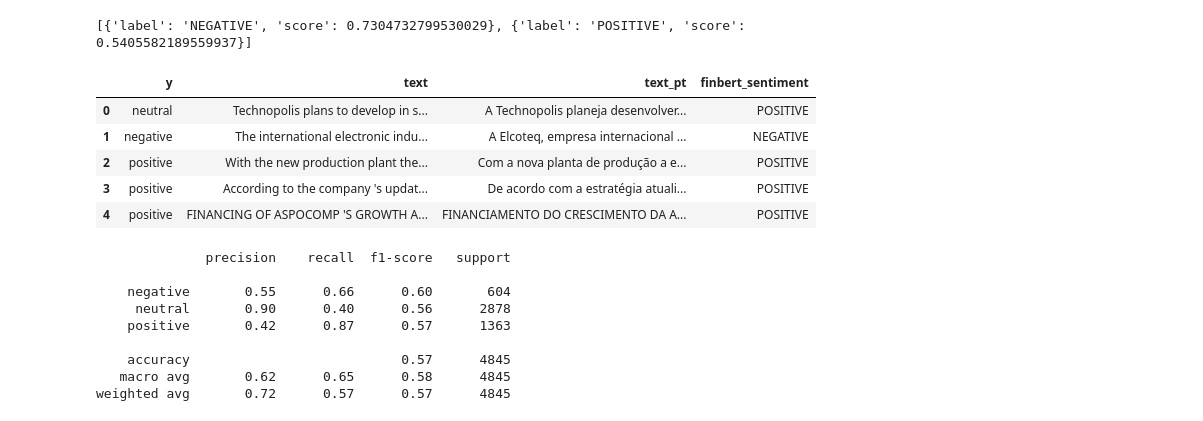
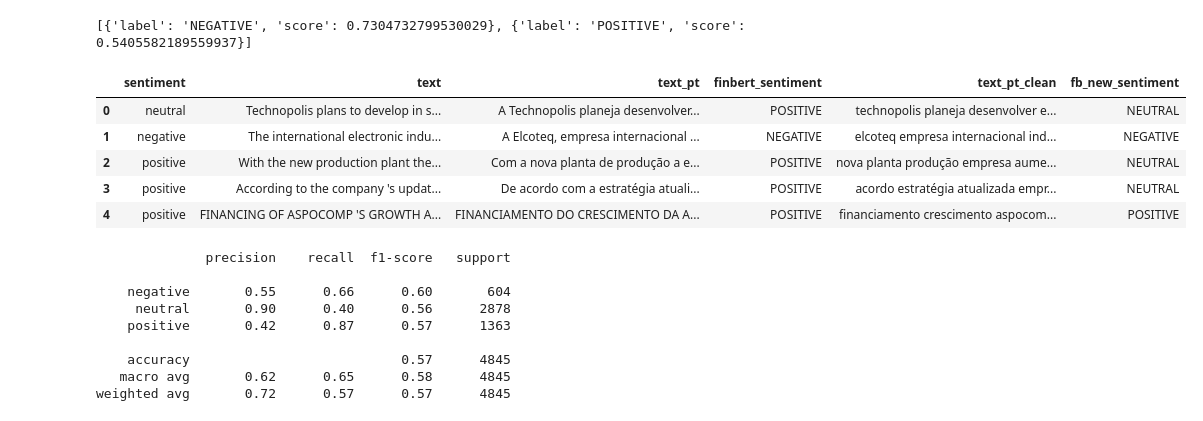
Before and after one commit to santluan/tcc-mba-usp, a Jupyter notebook: applications_finbert_ptbr.ipynb, the cells around one changed output. Cells and saved outputs as stored; diff of their text form; code cells hidden in the pictures.

```diff
--- a/applications_finbert_ptbr.ipynb
+++ b/applications_finbert_ptbr.ipynb
@@ -21,16 +21,16 @@ WARNING:tensorflow:From c:\Users\luans\AppData\Local\Programs\Python\Python312\L
 Device set to use cpu
 [{'label': 'NEGATIVE', 'score': 0.7304732799530029}, {'label': 'POSITIVE', 'score': 0.5405582189559937}]
 # %%
-df = pd.read_csv('dados/financial_phrase_bank_pt_br.csv')
+# df['finbert_sentiment'] = df['text_pt'].apply(lambda x: pipe(x)[0]['label'])
 
-df['finbert_sentiment'] = df['text_pt'].apply(lambda x: pipe(x)[0]['label'])
+df = pd.read_csv('dados/financial_phrase_bank_finbert_ptbr_sentiment.csv')
 
 df.head()
 # %% [output]
-|  | y | text | text_pt | finbert_sentiment |
-| 0 | neutral | Technopolis plans to develop in s... | A Technopolis planeja desenvolver... | POSITIVE |
-| 1 | negative | The international electronic indu... | A Elcoteq, empresa internacional ... | NEGATIVE |
-| 2 | positive | With the new production plant the... | Com a nova planta de produção a e... | POSITIVE |
-| 3 | positive | According to the company 's updat... | De acordo com a estratégia atuali... | POSITIVE |
-| 4 | positive | FINANCING OF ASPOCOMP 'S GROWTH A... | FINANCIAMENTO DO CRESCIMENTO DA A... | POSITIVE |
+|  | sentiment | text | text_pt | finbert_sentiment | text_pt_clean | fb_new_sentiment |
+| 0 | neutral | Technopolis plans to develop in s... | A Technopolis planeja desenvolver... | POSITIVE | technopolis planeja desenvolver e... | NEUTRAL |
+| 1 | negative | The international electronic indu... | A Elcoteq, empresa internacional ... | NEGATIVE | elcoteq empresa internacional ind... | NEGATIVE |
+| 2 | positive | With the new production plant the... | Com a nova planta de produção a e... | POSITIVE | nova planta produção empresa aume... | NEUTRAL |
+| 3 | positive | According to the company 's updat... | De acordo com a estratégia atuali... | POSITIVE | acordo estratégia atualizada empr... | NEUTRAL |
+| 4 | positive | FINANCING OF ASPOCOMP 'S GROWTH A... | FINANCIAMENTO DO CRESCIMENTO DA A... | POSITIVE | financiamento crescimento aspocom... | POSITIVE |
 # %%
```
Also changed, not shown: parts of 3 cells of this notebook, 14 other files.
